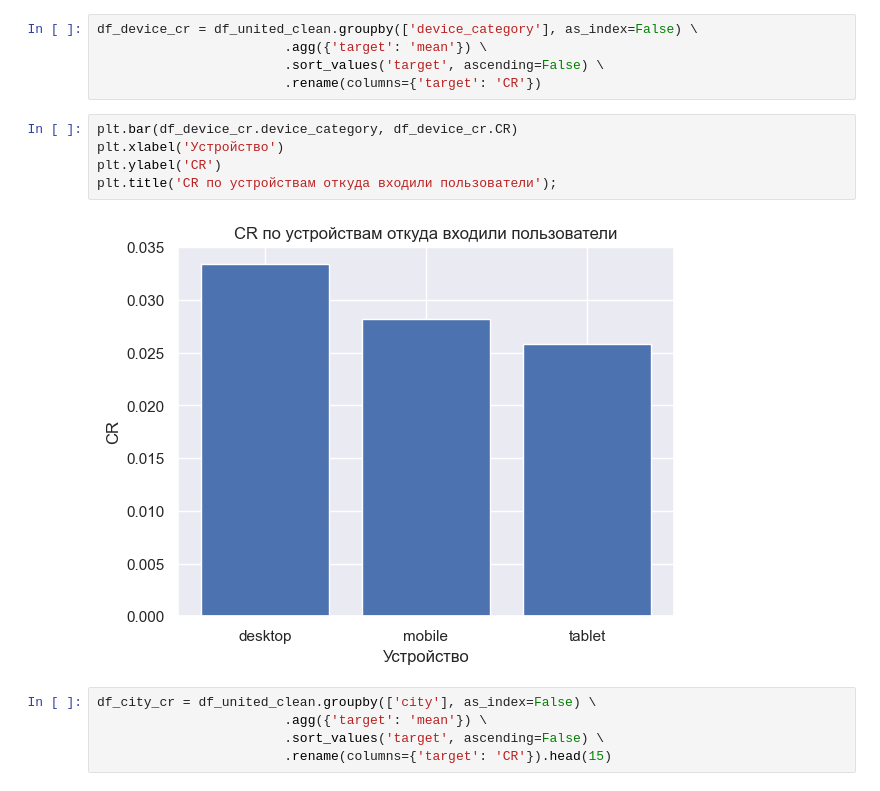
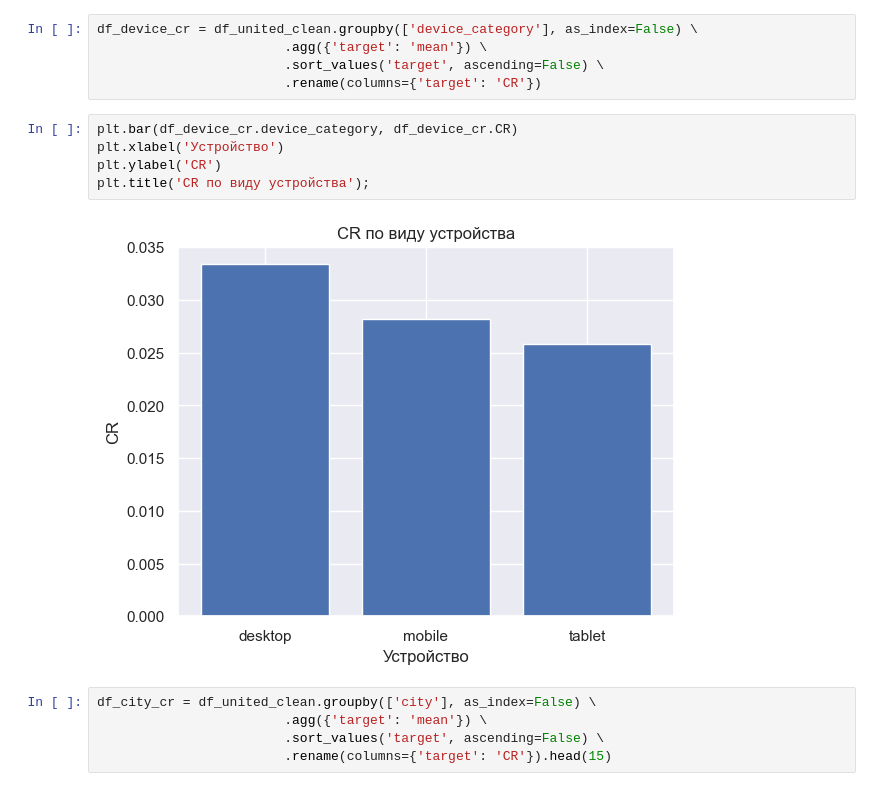
Before and after one commit to proger-n/SberAutopodpiska_analysis, a Jupyter notebook: JupyterNotebooks/final_project_1.ipynb, the cells around one changed output. Saved outputs shown, nothing was run; the diff lists cells and outputs as text.

```diff
--- a/JupyterNotebooks/final_project_1.ipynb
+++ b/JupyterNotebooks/final_project_1.ipynb
@@ -702,10 +702,10 @@ df_device_cr = df_united_clean.groupby(['device_category'], as_index=False) \
 # %%
 plt.bar(df_device_cr.device_category, df_device_cr.CR)
 plt.xlabel('Устройство')
 plt.ylabel('CR')
-plt.title('CR по устройствам откуда входили пользователи');
+plt.title('CR по виду устройства');
 # %% [output]
-[figure, old version]
+[figure, new version]
 # %%
 df_city_cr = df_united_clean.groupby(['city'], as_index=False) \
                         .agg({'target': 'mean'}) \
```
Also changed, not shown: parts of 3 cells of this notebook.
